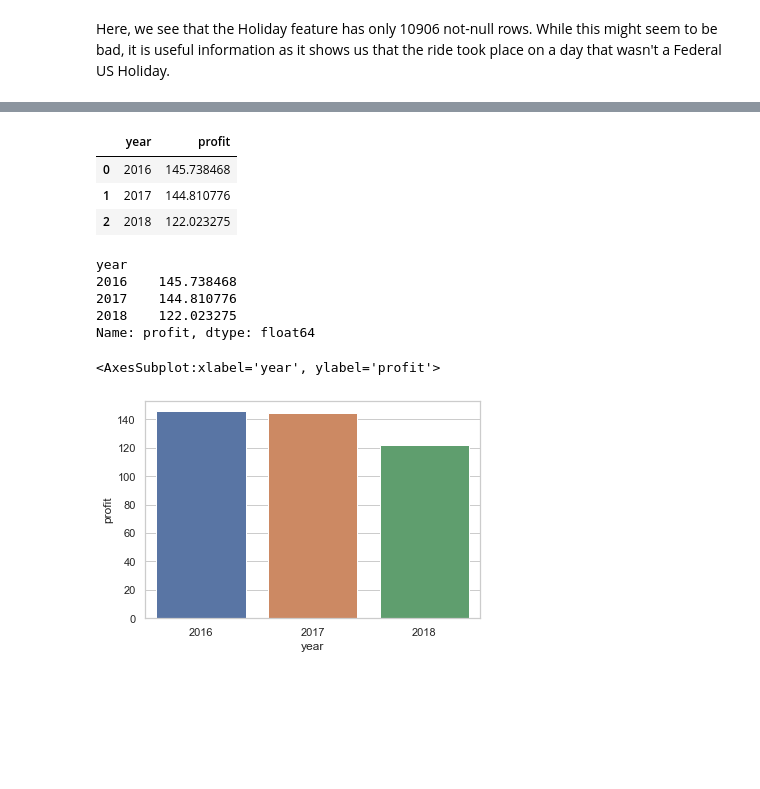
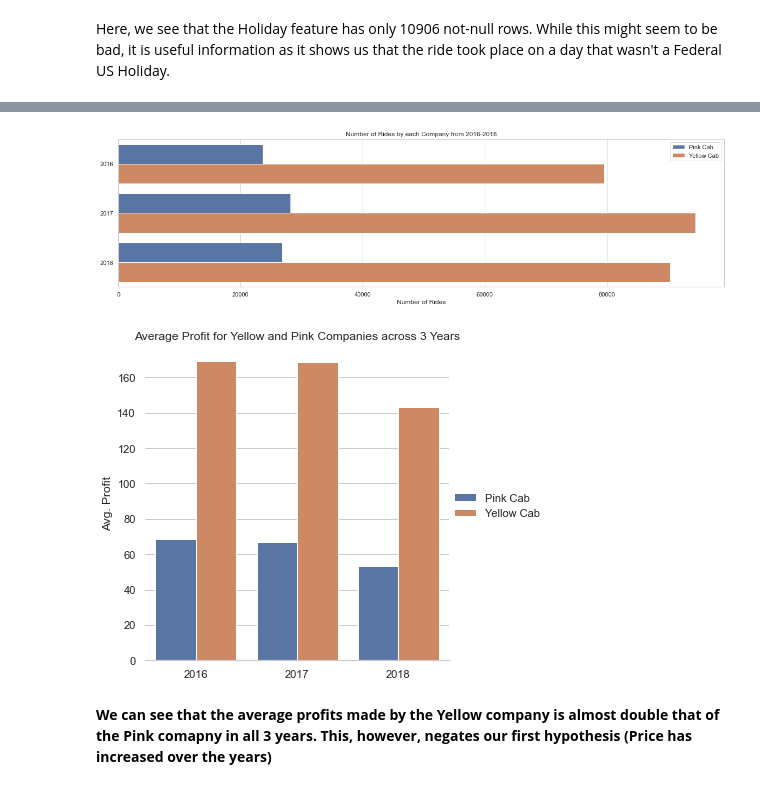
Before and after one commit to udbhavbalaji/G2M-Cab-Investment, a Jupyter notebook: G2M-EDA.ipynb, the cells around one changed output, grey strips where cells are left out. Cells and saved outputs as stored; diff of their text form; code cells hidden in the pictures; blank space fills up the shorter version.

```diff
--- a/G2M-EDA.ipynb
+++ b/G2M-EDA.ipynb
@@ -112,24 +101,37 @@ Name: year, dtype: int64
-# %%
-profit_by_year = df.groupby('year').profit.mean()
-profit_by_year_df = pd.DataFrame(profit_by_year.values)
-profit_by_year_df['year'] = profit_by_year.index
-profit_by_year_df.columns = ['profit', 'year']
-profit_by_year_df = profit_by_year_df[['year','profit']]
-profit_by_year_df
-# %% [output]
-|  | year | profit |
-| 0 | 2016 | 145.738468 |
-| 1 | 2017 | 144.810776 |
-| 2 | 2018 | 122.023275 |
-# %%
-sns.set_theme(style='whitegrid')
-print(profit_by_year)
-sns.barplot(x='year', y='profit', data = profit_by_year_df)
-# %% [output]
-year
-2016    145.738468
-2017    144.810776
-2018    122.023275
-Name: profit, dtype: float64
-<AxesSubplot:xlabel='year', ylabel='profit'>
-[figure, removed]
+# %%
+def get_grouped_df(df, indices, val, mean=False):
+    if mean:
+        grouped = pd.DataFrame(df.groupby(indices)[val].mean())
+    else:
+        grouped = pd.DataFrame(df.groupby(indices)[val].value_counts())
+    df_list = []
+    for index, row in grouped.iterrows():
+        df_list.append([index[0], index[1], row[val]])
+    group_df = pd.DataFrame(df_list)
+    group_df.columns = indices+[val]
+    return group_df
+# %%
+group_df = get_grouped_df(df, ['company','year'], 'profit', mean=False)
+# %%
+fig = plt.figure(figsize=(20,5))
+sns.set_theme(style='whitegrid')
+sns.countplot(y='year', hue='company', data=group_df).set_title('Number of Rides by each Company from 2016-2018')
+plt.legend(title='')
+plt.xlabel('Number of Rides')
+plt.ylabel('')
+plt.show()
+# %% [output]
+[figure, added]
+# %%
+group_df = get_grouped_df(df, ['company','year'], 'profit', mean=True)
+group_df.columns = ['Company','Year','Avg. Profit']
+sns.set_theme(style='whitegrid')
+g = sns.catplot(x='Year', y='Avg. Profit', hue='Company', data=group_df, kind='bar')
+plt.title('Average Profit for Yellow and Pink Companies across 3 Years')
+g.despine(left=True)
+g.set_axis_labels('','Avg. Profit')
+g.legend.set_title('')
+# %% [output]
+[figure, added]
+# %% [markdown]
+__We can see that the average profits made by the Yellow company is almost double that of the Pink comapny in all 3 years. This, however, negates our first hypothesis (Price has increased over the years)__
```
Also changed, not shown: parts of 1 cell of this notebook.
